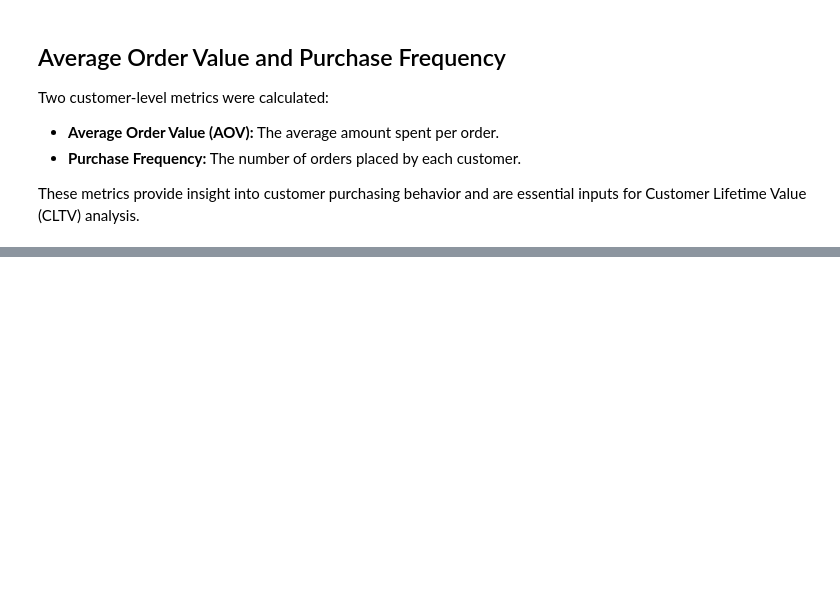
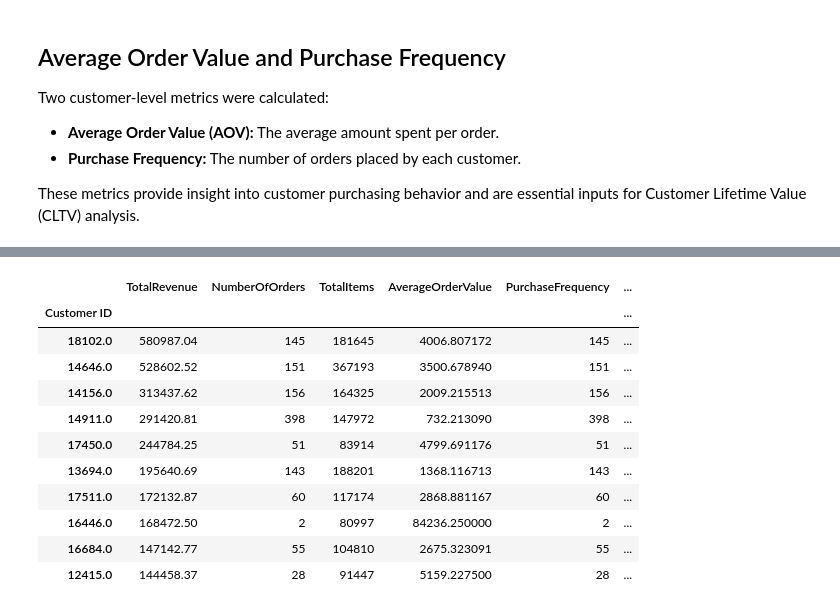
Before and after one commit to Tamoze/SaaS-ECommerce-Cohort-Retention-CLTV-Analysis, a Jupyter notebook: notebooks/week1-datacleaning.ipynb, the cells around one changed output, grey strips where cells are left out. Drawn from its saved outputs; the diff is of its cells as text; code cells hidden in the pictures; blank space fills up the shorter version.

Commit message:
Calculate historical customer lifetime value

```diff
--- a/notebooks/week1-datacleaning.ipynb
+++ b/notebooks/week1-datacleaning.ipynb
@@ -874,3 +874,18 @@ Two customer-level metrics were calculated:
 - **Purchase Frequency:** The number of orders placed by each customer.
 
 These metrics provide insight into customer purchasing behavior and are essential inputs for Customer Lifetime Value (CLTV) analysis.
+# %%
+# Calculate first and last purchase dates for each customer
+customer_lifespan = (
+    clean_df
+    .groupby("Customer ID")["InvoiceDate"]
+    .agg(["min", "max"])
+)
+
+# Calculate lifespan in days
+customer_lifespan["CustomerLifespanDays"] = (
+    customer_lifespan["max"] -
+    customer_lifespan["min"]
+).dt.days
+
+customer_lifespan.head()
@@ -876,0 +900,34 @@ These metrics provide insight into customer purchasing behavior and are essentia
+# %%
+customer_summary = customer_summary.merge(
+    customer_lifespan["CustomerLifespanDays"],
+    on="Customer ID"
+)
+# %%
+customer_summary["CustomerLifespanMonths"] = (
+    customer_summary["CustomerLifespanDays"] / 30
+).round(2)
+# %%
+customer_summary["HistoricalCLTV"] = (
+    customer_summary["AverageOrderValue"] *
+    customer_summary["PurchaseFrequency"]
+)
+# %%
+top_cltv = customer_summary.sort_values(
+    by="HistoricalCLTV",
+    ascending=False
+)
+
+top_cltv.head(10)
+# %% [output]
+|  | TotalRevenue | NumberOfOrders | TotalItems | AverageOrderValue | PurchaseFrequency | ... |
+| Customer ID |  |  |  |  |  | ... |
+| 18102.0 | 580987.04 | 145 | 181645 | 4006.807172 | 145 | ... |
+| 14646.0 | 528602.52 | 151 | 367193 | 3500.678940 | 151 | ... |
+| 14156.0 | 313437.62 | 156 | 164325 | 2009.215513 | 156 | ... |
+| 14911.0 | 291420.81 | 398 | 147972 | 732.213090 | 398 | ... |
+| 17450.0 | 244784.25 | 51 | 83914 | 4799.691176 | 51 | ... |
+| 13694.0 | 195640.69 | 143 | 188201 | 1368.116713 | 143 | ... |
+| 17511.0 | 172132.87 | 60 | 117174 | 2868.881167 | 60 | ... |
+| 16446.0 | 168472.50 | 2 | 80997 | 84236.250000 | 2 | ... |
+| 16684.0 | 147142.77 | 55 | 104810 | 2675.323091 | 55 | ... |
+| 12415.0 | 144458.37 | 28 | 91447 | 5159.227500 | 28 | ... |
```
Also changed, not shown: parts of 3 cells of this notebook.
